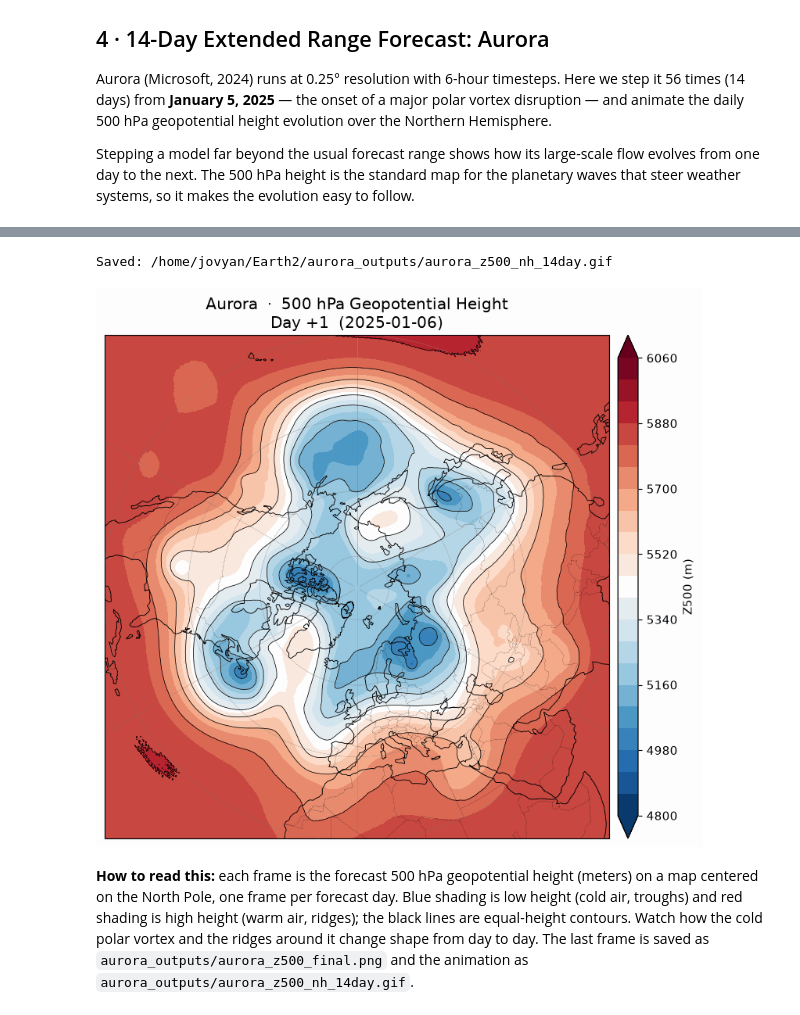
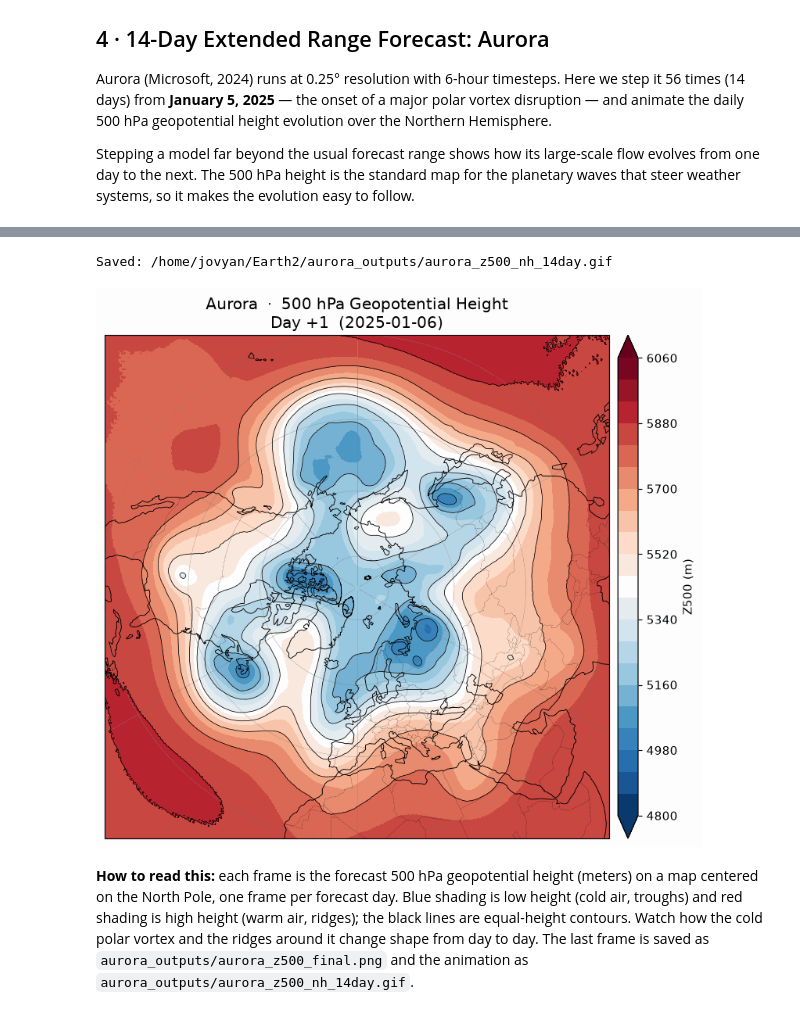
Before and after one commit to ChristianByars/Earth2, a Jupyter notebook: Earth2.ipynb, the cells around one changed output, grey strips where cells are left out. Drawn from its saved outputs; the diff is of its cells as text; code cells hidden in the pictures.

```diff
--- a/Earth2.ipynb
+++ b/Earth2.ipynb
@@ -552,7 +477,7 @@ height evolution over the Northern Hemisphere.
 Stepping a model far beyond the usual forecast range shows how its large-scale flow evolves from one day to the next. The 500 hPa height is the standard map for the planetary waves that steer weather systems, so it makes the evolution easy to follow.
 # %%
 AURORA_START = "2025-01-05T00:00:00"
-AURORA_STEPS = 56       # 14 days × 4 steps/day at 6h
+AURORA_STEPS = 56       # 14 days × 4 steps/day at 6h (the iterator's first yield, step 0, is the initial condition)
 AURORA_SAVE_EVERY = 4   # one frame per day
 G = 9.80665             # m s⁻²
 
@@ -574,15 +499,15 @@ try:
     x, coords = map_coords(x, coords, aurora_model.input_coords())
 
     iterator = aurora_model.create_iterator(x, coords)
-    for step, (x, coords) in tqdm(enumerate(iterator), total=AURORA_STEPS, desc="Aurora 14-day forecast"):
-        if (step + 1) % AURORA_SAVE_EVERY == 0:
+    for step, (x, coords) in tqdm(enumerate(iterator), total=AURORA_STEPS + 1, desc="Aurora 14-day forecast"):
+        if step > 0 and step % AURORA_SAVE_EVERY == 0:
             var_list = list(coords["variable"])
             z_idx = var_list.index("z500")
             z500_frames.append(x[0, 0, z_idx].cpu().numpy())
-            day = (step + 1) // AURORA_SAVE_EVERY
+            day = step // AURORA_SAVE_EVERY
             valid = np.datetime64(AURORA_START) + np.timedelta64(day, "D")
             frame_labels.append(f"Day +{day}  ({str(valid)[:10]})")
-        if step + 1 >= AURORA_STEPS:
+        if step >= AURORA_STEPS:
             break
 
     print(f"Collected {len(z500_frames)} daily frames.")
@@ -610,5 +535,7 @@ finally:
 Collected 14 daily frames.
 # %%
+from cartopy.util import add_cyclic_point
+
 lats = np.asarray(coords["lat"])
 lons = np.asarray(coords["lon"])
 
@@ -617,41 +544,42 @@ frames_png = []
 
 for z500, label in zip(z500_frames, frame_labels):
     z_height = z500 / G  # geopotential (m²/s²) → geopotential height (m)
+    z_height, lons_c = add_cyclic_point(z_height, coord=lons)  # close the seam at longitude 0/360
 
     fig, ax = plt.subplots(1, 1, figsize=(8, 8), subplot_kw={"projection": proj})
     ax.set_extent([-180, 180, 20, 90], ccrs.PlateCarree())
     ax.add_feature(cfeature.COASTLINE, linewidth=0.6)
     ax.add_feature(cfeature.BORDERS, linewidth=0.3, linestyle=":")
     ax.gridlines(draw_labels=False, linewidth=0.4, color="gray", alpha=0.5)
 
     levels = np.arange(4800, 6100, 60)
     cf = ax.contourf(
-        lons, lats, z_height, levels=levels,
+        lons_c, lats, z_height, levels=levels,
         cmap="RdBu_r", transform=ccrs.PlateCarree(), extend="both",
     )
     ax.contour(
-        lons, lats, z_height, levels=np.arange(4800, 6100, 120),
+        lons_c, lats, z_height, levels=np.arange(4800, 6100, 120),
         colors="black", linewidths=0.5, transform=ccrs.PlateCarree(),
     )
 
     map_colorbar(fig, ax, cf, label="Z500 (m)")  # before any savefig, so every saved frame has it
     ax.set_title(f"Aurora  ·  500 hPa Geopotential Height\n{label}", fontsize=13)
 
     buf = io.BytesIO()
     fig.savefig(buf, format="png", dpi=110, bbox_inches="tight")
     buf.seek(0)
     frames_png.append(imageio.v2.imread(buf))
     if label == frame_labels[-1]:
         fig.savefig(PROJECT_DIR / "aurora_outputs" / "aurora_z500_final.png", dpi=130, bbox_inches="tight")
     plt.close(fig)
 
 gif_path = PROJECT_DIR / "aurora_outputs" / "aurora_z500_nh_14day.gif"
 imageio.mimsave(str(gif_path), frames_png, fps=2, loop=0)
 print(f"Saved: {gif_path}")
 IPImage(str(gif_path))
 # %% [output]
 Saved: /home/jovyan/Earth2/aurora_outputs/aurora_z500_nh_14day.gif
-[figure, old version]
+[figure, new version]
 # %% [markdown]
 **How to read this:** each frame is the forecast 500 hPa geopotential height (meters) on a map centered on the North Pole, one frame per forecast day. Blue shading is low height (cold air, troughs) and red shading is high height (warm air, ridges); the black lines are equal-height contours. Watch how the cold polar vortex and the ridges around it change shape from day to day. The last frame is saved as `aurora_outputs/aurora_z500_final.png` and the animation as `aurora_outputs/aurora_z500_nh_14day.gif`.
 # %% [markdown]
```
Also changed, not shown: parts of 13 cells of this notebook, 6 other files.
